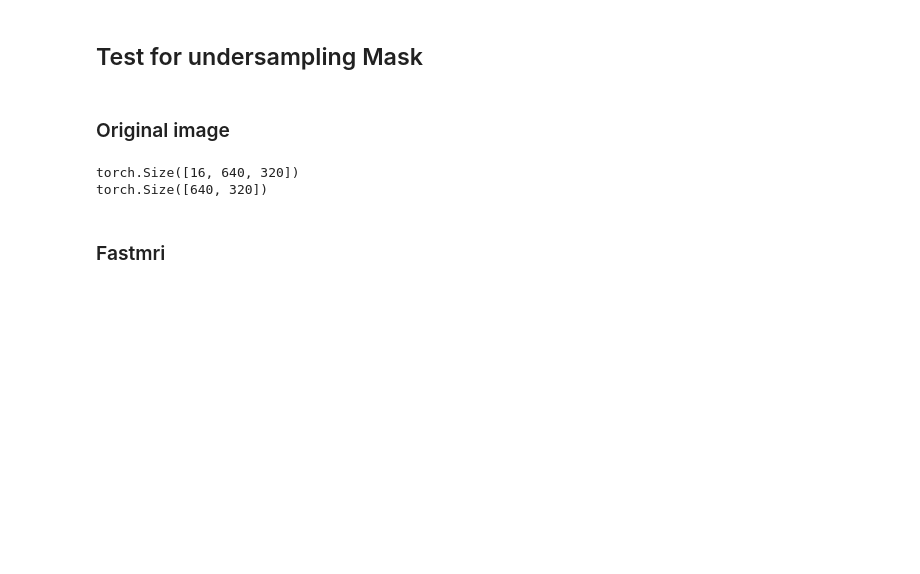
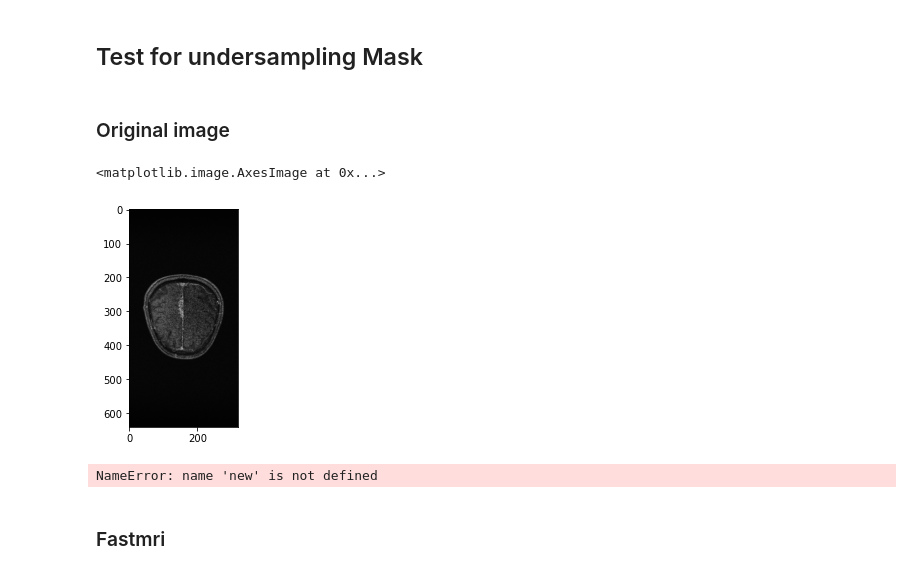
Before and after one commit to mind-inria/mri-dl-recon, a Jupyter notebook: src/mri_dlrecon/functions_torch/tuto_function_torch.ipynb, the cells around one changed output. Drawn from its saved outputs; the diff is of its cells as text; code cells hidden in the pictures; blank space fills up the shorter version.

```diff
--- a/src/mri_dlrecon/functions_torch/tuto_function_torch.ipynb
+++ b/src/mri_dlrecon/functions_torch/tuto_function_torch.ipynb
@@ -51,0 +34,13 @@ torch.Size([16, 640, 320])
+# %%
+volume_kspace= torch.tensor(volume_kspace, dtype=torch.complex64)
+
+        # plt.imshow(data[1], cmap=cmap)
+dimension = len(volume_kspace.shape) -2
+
+if dimension == 2 :
+    real_kspace = torch.fft.ifft2(volume_kspace)
+elif dimension == 3 :
+    real_kspace = torch.fft.fftn(volume_kspace)
+
+real_kspace = torch.fft.fftshift(real_kspace)
+print(real_kspace.shape)
@@ -51,0 +51,3 @@ torch.Size([16, 640, 320])
+# %%
+new_image_singlecoil = virtual_coil_reconstruction(real_kspace)
+print(new_image_singlecoil.shape)
@@ -53,16 +57,16 @@ torch.Size([16, 640, 320])
 ## Test for undersampling Mask
 # %% [markdown]
 ### Original image
-# %%
-#   Transformation multicoil into singlecoil
-
-new_image_singlecoil = virtual_coil_reconstruction(slice_image_abs) # image de base
-
-print(slice_image_abs.shape)
-print(new_image_singlecoil.shape)
-# %% [output]
-torch.Size([16, 640, 320])
-torch.Size([640, 320])
+# %%
+image_goodShape = new_image_singlecoil[0]
+plt.imshow(np.abs(image_goodShape.numpy()), cmap='gray')
+# %% [output]
+<matplotlib.image.AxesImage at 0x...>
+[figure, added]
+# %%
+new
+# %% [output]
+NameError: name 'new' is not defined
 # %% [markdown]
 ### Fastmri
 # %% [markdown]
```
Also changed, not shown: parts of 17 cells of this notebook, 5 other files.
